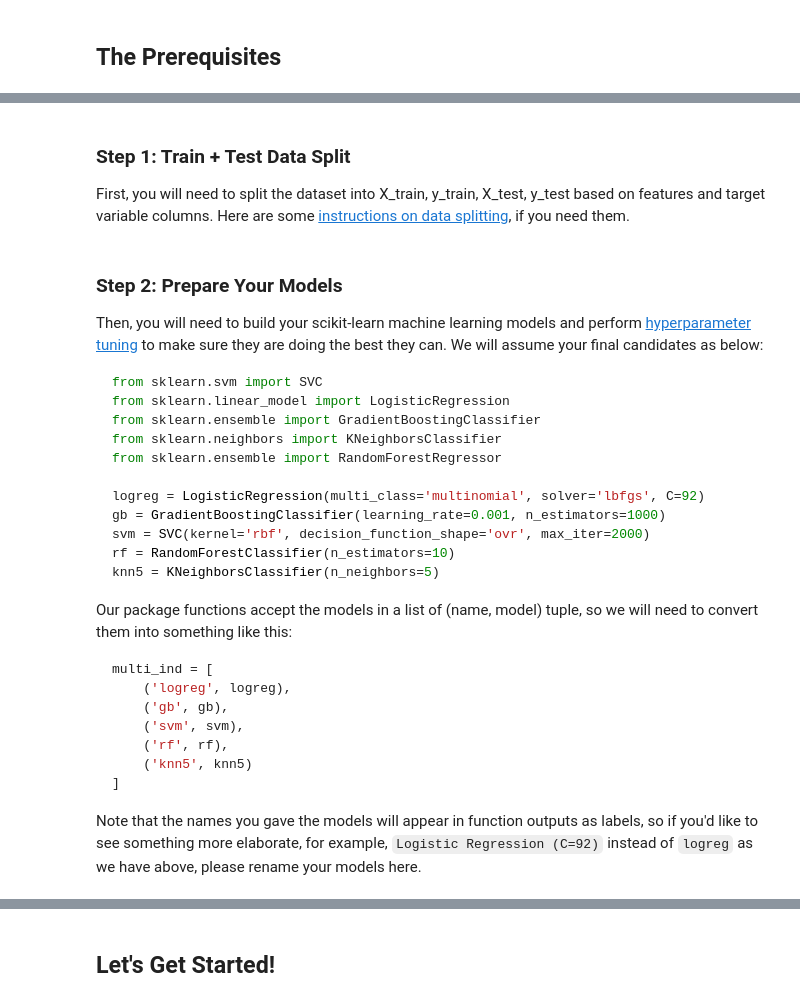
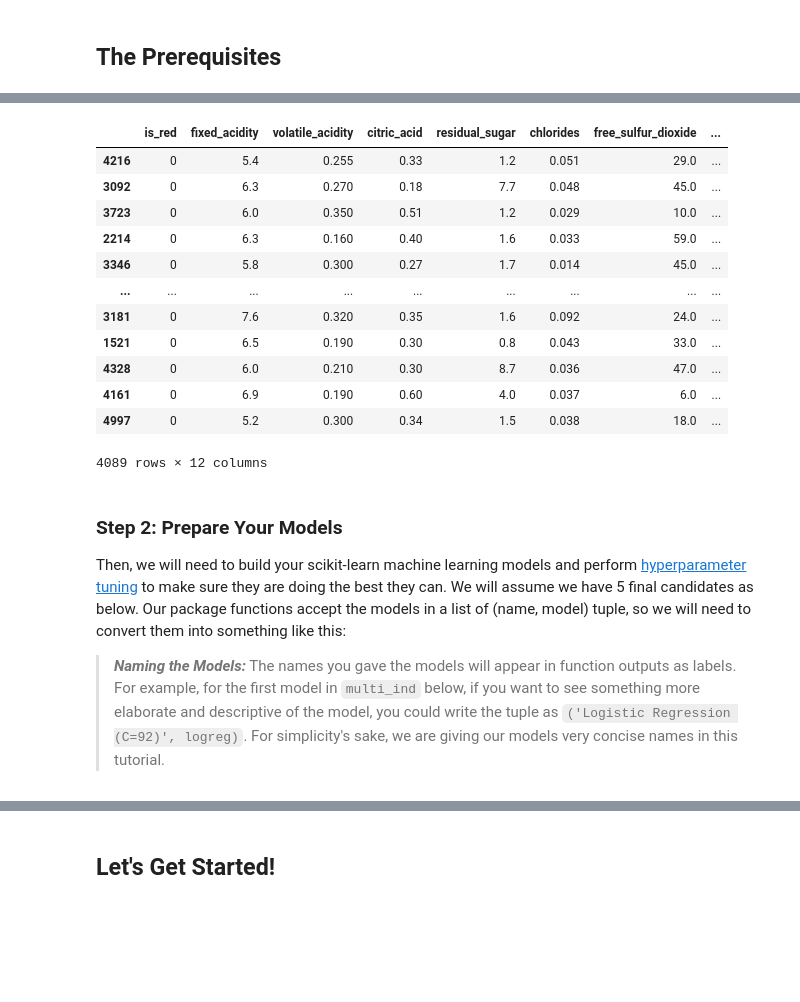
Before and after one commit to UBC-MDS/compare_classifiers, a Jupyter notebook: docs/example.ipynb, the cells around one changed output, grey strips where cells are left out. Cells and saved outputs as stored; diff of their text form; code cells hidden in the pictures; blank space fills up the shorter version.

````diff
--- a/docs/example.ipynb
+++ b/docs/example.ipynb
@@ -18,35 +16,40 @@ We recommend following the order demonstrated in this tutorial to execute packag
-# %% [markdown]
-### Step 1: Train + Test Data Split
-
-First, you will need to split the dataset into X_train, y_train, X_test, y_test based on features and target variable columns. Here are some [instructions on data splitting](https://www.geeksforgeeks.org/how-to-split-the-dataset-with-scikit-learns-train_test_split-function/), if you need them.
+# %%
+import pandas as pd
+from sklearn.model_selection import train_test_split
+
+example_dataset = pd.read_csv('../example_dataset.csv')
+
+# convert the `color` column to a binary variable: `is_red`: red = 1, white = 0, and drop the original `color` column
+example_dataset['is_red'] = example_dataset['color'].apply(lambda x: 1 if x == 'red' else 0)
+example_dataset = example_dataset.drop(['color'], axis=1)
+
+# move the `color` column to the beginning
+last_col = example_dataset.pop(example_dataset.columns[-1])
+example_dataset.insert(0, last_col.name, last_col)
+
+X_train, X_test, y_train, y_test = (
+    train_df.drop(columns='quality'), test_df.drop(columns='quality'),
+    train_df['quality'], test_df['quality']
+)
+
+X_train
+# %% [output]
+|  | is_red | fixed_acidity | volatile_acidity | citric_acid | residual_sugar | chlorides | free_sulfur_dioxide | ... |
+| 4216 | 0 | 5.4 | 0.255 | 0.33 | 1.2 | 0.051 | 29.0 | ... |
+| 3092 | 0 | 6.3 | 0.270 | 0.18 | 7.7 | 0.048 | 45.0 | ... |
+| 3723 | 0 | 6.0 | 0.350 | 0.51 | 1.2 | 0.029 | 10.0 | ... |
+| 2214 | 0 | 6.3 | 0.160 | 0.40 | 1.6 | 0.033 | 59.0 | ... |
+| 3346 | 0 | 5.8 | 0.300 | 0.27 | 1.7 | 0.014 | 45.0 | ... |
+| ... | ... | ... | ... | ... | ... | ... | ... | ... |
+| 3181 | 0 | 7.6 | 0.320 | 0.35 | 1.6 | 0.092 | 24.0 | ... |
+| 1521 | 0 | 6.5 | 0.190 | 0.30 | 0.8 | 0.043 | 33.0 | ... |
+| 4328 | 0 | 6.0 | 0.210 | 0.30 | 8.7 | 0.036 | 47.0 | ... |
+| 4161 | 0 | 6.9 | 0.190 | 0.60 | 4.0 | 0.037 | 6.0 | ... |
+| 4997 | 0 | 5.2 | 0.300 | 0.34 | 1.5 | 0.038 | 18.0 | ... |
+4089 rows × 12 columns
 # %% [markdown]
 ### Step 2: Prepare Your Models
 
-Then, you will need to build your scikit-learn machine learning models and perform [hyperparameter tuning](https://scikit-learn.org/1.5/modules/grid_search.html) to make sure they are doing the best they can. We will assume your final candidates as below:
+Then, we will need to build your scikit-learn machine learning models and perform [hyperparameter tuning](https://scikit-learn.org/1.5/modules/grid_search.html) to make sure they are doing the best they can. We will assume we have 5 final candidates as below. Our package functions accept the models in a list of (name, model) tuple, so we will need to convert them into something like this:
 
-```python
-from sklearn.svm import SVC
-from sklearn.linear_model import LogisticRegression
-from sklearn.ensemble import GradientBoostingClassifier
-from sklearn.neighbors import KNeighborsClassifier
-from sklearn.ensemble import RandomForestRegressor
-
-logreg = LogisticRegression(multi_class='multinomial', solver='lbfgs', C=92)
-gb = GradientBoostingClassifier(learning_rate=0.001, n_estimators=1000)
-svm = SVC(kernel='rbf', decision_function_shape='ovr', max_iter=2000)
-rf = RandomForestClassifier(n_estimators=10)
-knn5 = KNeighborsClassifier(n_neighbors=5)
-```
-
-Our package functions accept the models in a list of (name, model) tuple, so we will need to convert them into something like this:
-```python
-multi_ind = [
-    ('logreg', logreg),
-    ('gb', gb),
-    ('svm', svm),
-    ('rf', rf),
-    ('knn5', knn5)
-]
-```
-
-Note that the names you gave the models will appear in function outputs as labels, so if you'd like to see something more elaborate, for example, `Logistic Regression (C=92)` instead of `logreg` as we have above, please rename your models here.
+> _**Naming the Models:**_ The names you gave the models will appear in function outputs as labels. For example, for the first model in `multi_ind` below, if you want to see something more elaborate and descriptive of the model, you could write the tuple as `('Logistic Regression (C=92)', logreg)`. For simplicity's sake, we are giving our models very concise names in this tutorial.
````
Also changed, not shown: parts of 21 cells of this notebook, 3 other files.
